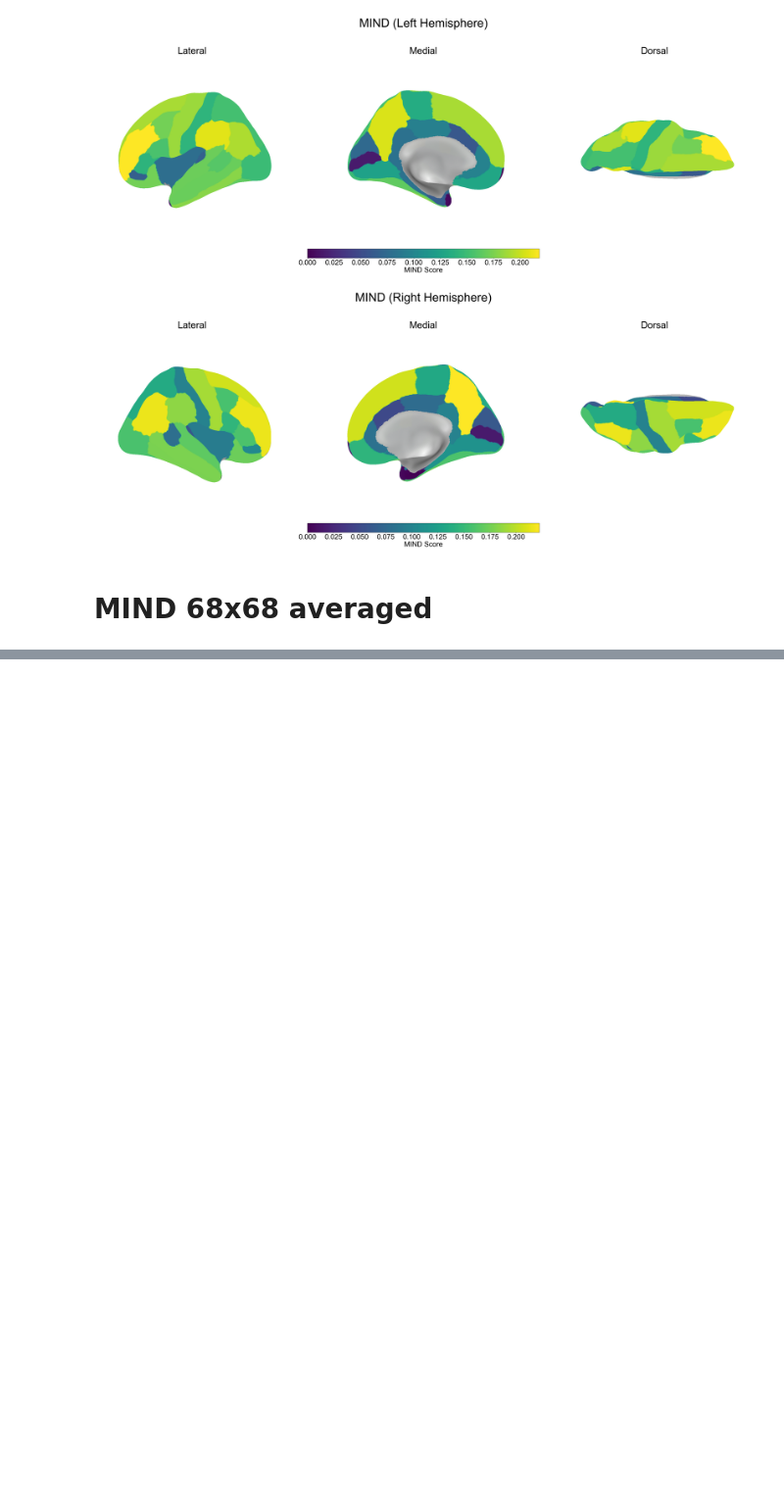
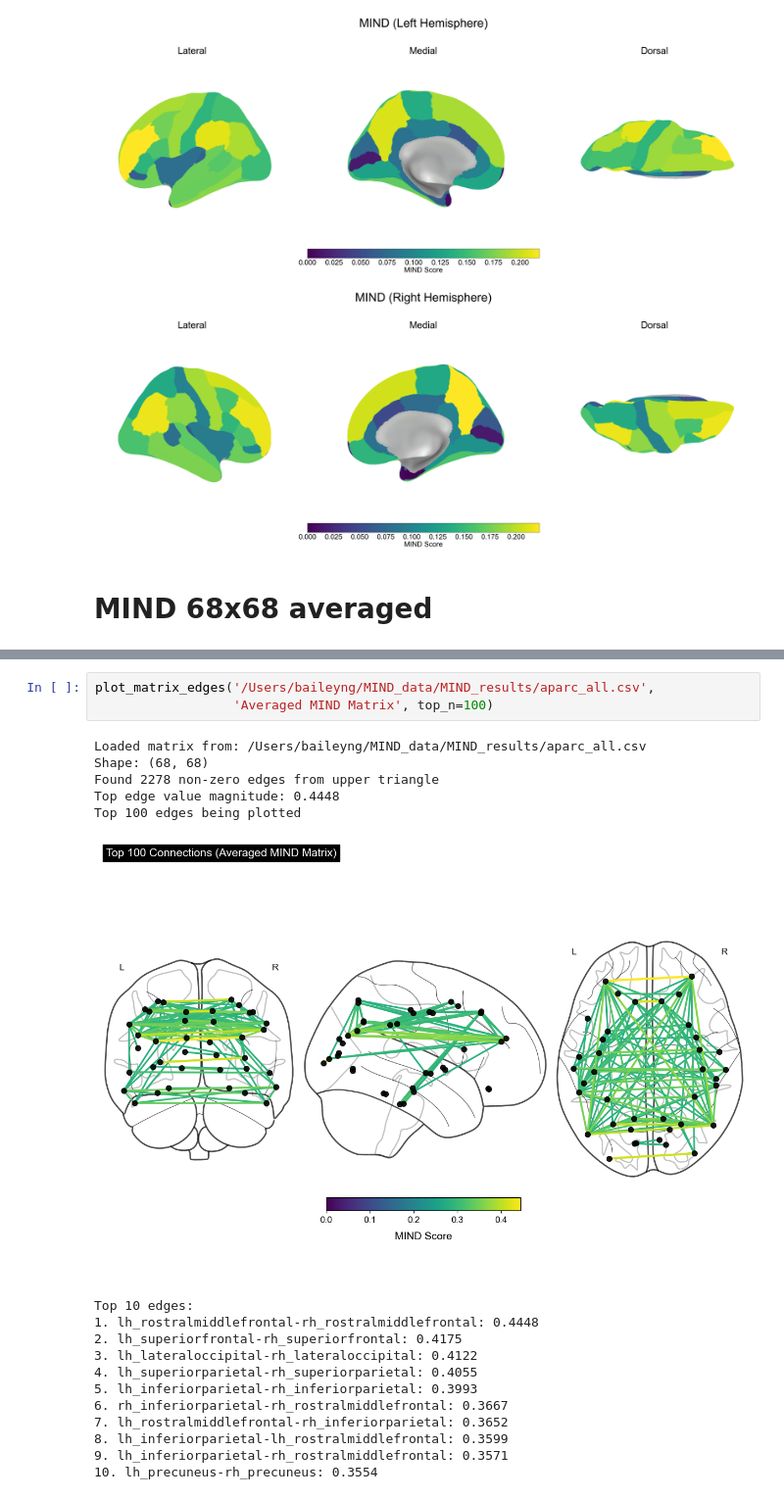
Before and after one commit to bailey168/MIND_models, a Jupyter notebook: visualize_data.ipynb, the cells around one changed output, grey strips where cells are left out. Shown at 98% size. Cells and saved outputs as stored; diff of their text form; blank space fills up the shorter version.

Commit message:
Plotted average 68x68 MIND edge map

```diff
--- a/visualize_data.ipynb
+++ b/visualize_data.ipynb
@@ -314,0 +470,21 @@ plot_three_views_custom(rh_mesh, rh_vertex_data, sulc_right, 'right', 'MIND (Rig
+# %%
+plot_matrix_edges('/Users/baileyng/MIND_data/MIND_results/aparc_all.csv',
+                  'Averaged MIND Matrix', top_n=100)
+# %% [output]
+Loaded matrix from: /Users/baileyng/MIND_data/MIND_results/aparc_all.csv
+Shape: (68, 68)
+Found 2278 non-zero edges from upper triangle
+Top edge value magnitude: 0.4448
+Top 100 edges being plotted
+[figure, added]
+Top 10 edges:
+1. lh_rostralmiddlefrontal-rh_rostralmiddlefrontal: 0.4448
+2. lh_superiorfrontal-rh_superiorfrontal: 0.4175
+3. lh_lateraloccipital-rh_lateraloccipital: 0.4122
+4. lh_superiorparietal-rh_superiorparietal: 0.4055
+5. lh_inferiorparietal-rh_inferiorparietal: 0.3993
+6. rh_inferiorparietal-rh_rostralmiddlefrontal: 0.3667
+7. lh_rostralmiddlefrontal-rh_inferiorparietal: 0.3652
+8. lh_inferiorparietal-lh_rostralmiddlefrontal: 0.3599
+9. lh_inferiorparietal-rh_rostralmiddlefrontal: 0.3571
+10. lh_precuneus-rh_precuneus: 0.3554
```
Also changed, not shown: parts of 2 cells of this notebook, 2 other files.
